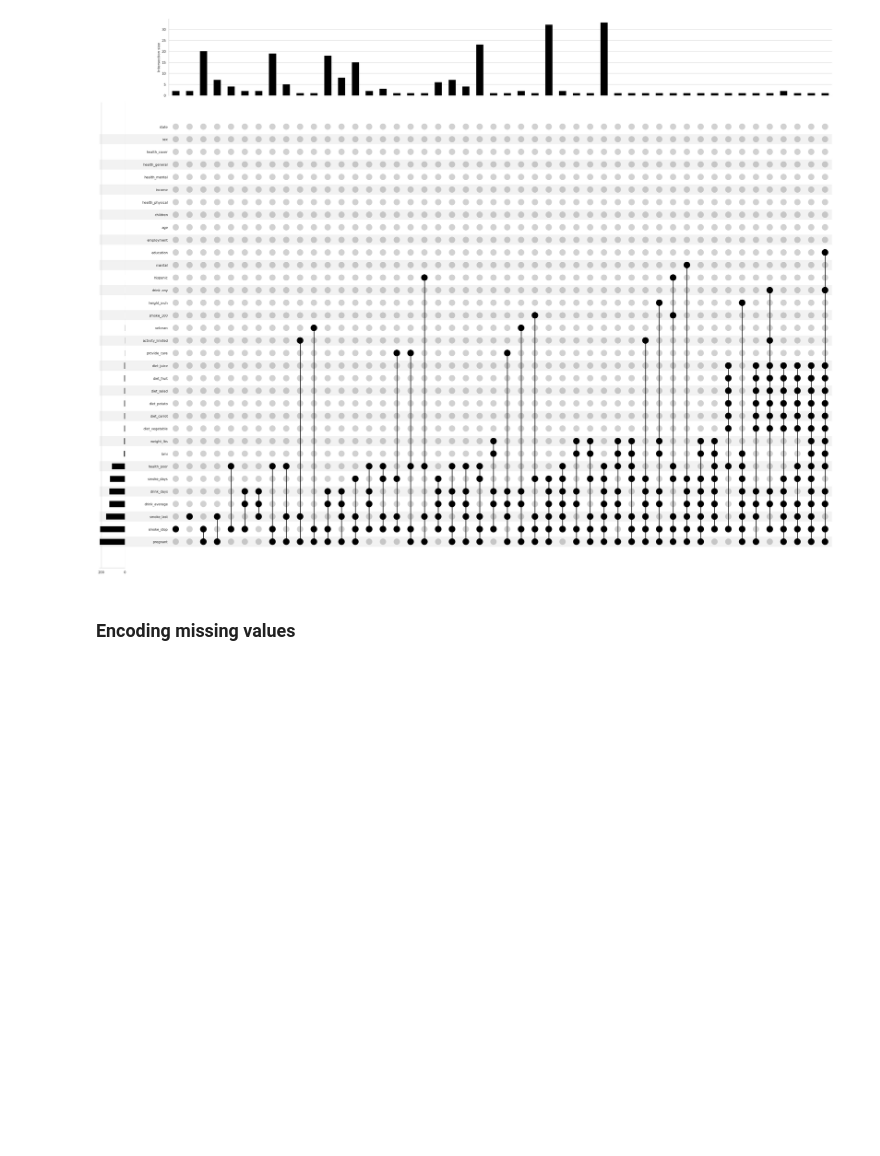
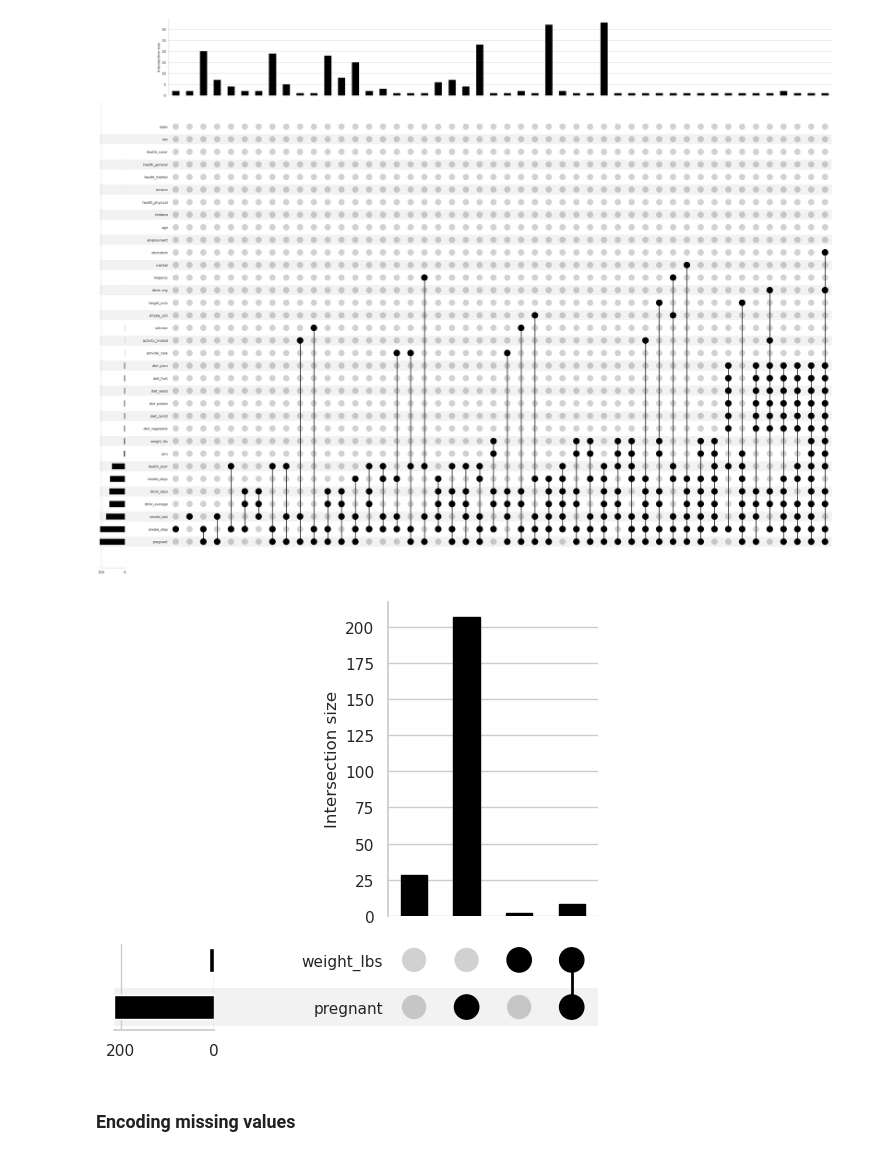
Before and after one commit to fenilenvinileno97/missing-values, a Jupyter notebook: notebooks/exploration.ipynb, the cells around one changed output. Drawn from its saved outputs; the diff is of its cells as text; code cells hidden in the pictures; blank space fills up the shorter version.

```diff
--- a/notebooks/exploration.ipynb
+++ b/notebooks/exploration.ipynb
@@ -366,6 +401,18 @@ plt.show()
 plt.show()
 # %% [output]
 [figure]
+# %%
+(
+    riskfactors_df
+    .missing
+    .missing_upsetplot(
+        variables = ['pregnant', 'weight_lbs'],
+        element_size = 50
+    )
+)
+plt.show()
+# %% [output]
+[figure, added]
 # %% [markdown]
 ### Encoding missing values
 # %% [markdown]
```
Also changed, not shown: parts of 24 cells of this notebook, 1 other file.
